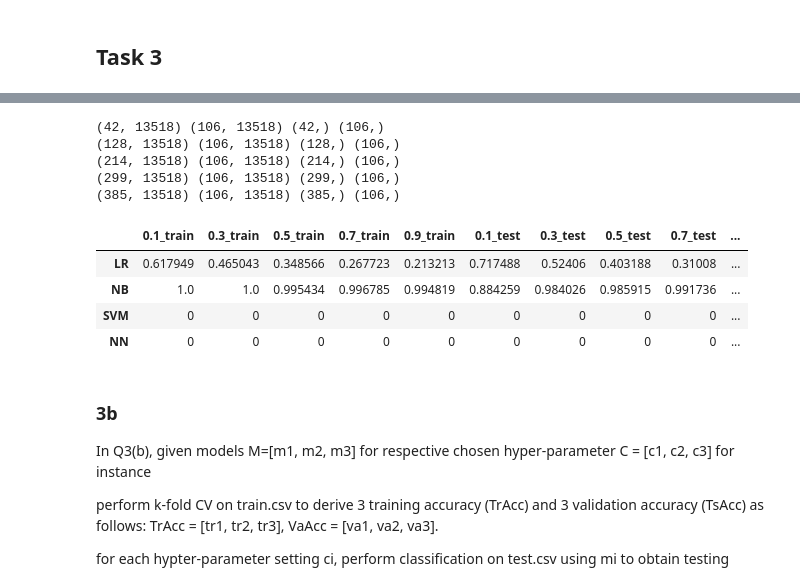
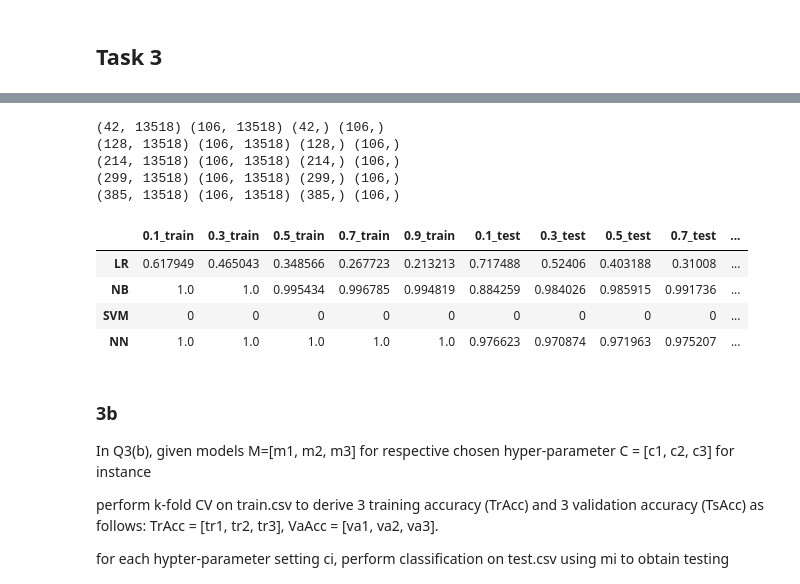
Before and after one commit to waldosingleton/Assignment_3, a Jupyter notebook: Group_1 - EMILY.ipynb, the cells around one changed output, grey strips where cells are left out. Drawn from its saved outputs; the diff is of its cells as text; code cells hidden in the pictures.

Commit message:
most neural net work done

```diff
--- a/Group_1 - EMILY.ipynb
+++ b/Group_1 - EMILY.ipynb
@@ -411,8 +457,9 @@ Articles: 428 , Extracted Features: 13518
 from math import floor
 from sklearn.linear_model import LogisticRegression
 from sklearn import metrics
-from sklearn.metrics import log_loss
+from sklearn.metrics import log_loss, f1_score
 from sklearn.naive_bayes import MultinomialNB
+from sklearn.neural_network import MLPClassifier
 
 m = [0.1, 0.3, 0.5, 0.7, 0.9]
 training_output = pd.DataFrame(columns=m)
@@ -499,37 +546,43 @@ training_output = pd.concat(objs=[training_output, pd.DataFrame(training_accurac
 testing_output = pd.concat(objs=[testing_output, pd.DataFrame(testing_accuracies, index=['SVM'])])
 
 # Not Nearest Neighbour (lol)
 training_accuracies = {}
 testing_accuracies = {}
 for m_value in m:
     TRAIN_LENGTH = floor(m_value * NUM_ARTICLES)
     VECTOR_ARRAY = vector1.toarray() # change this to vector 2 if needed
     X_train = VECTOR_ARRAY[0:TRAIN_LENGTH]
     X_test = VECTOR_ARRAY[TRAIN_LENGTH:]
     Y_train = trainDF["Category"].to_list()[:TRAIN_LENGTH]
     Y_test = trainDF["Category"].to_list()[TRAIN_LENGTH:]
 
     # train your model here
+    nn_sub = MLPClassifier(hidden_layer_sizes=(1,5), activation='identity', solver='sgd', batch_size='auto', learning_rate='constant', max_iter=100, random_state=42, learning_rate_init=0.01)
+    nn_sub.fit(X_train, Y_train)
 
-    # put your accuracy calc here
-    training_accuracies[m_value] = 0
-    testing_accuracies[m_value] = 0
+    y_pred = nn_sub.predict(X_test)
+    testing_accuracies[m_value] = (f1_score(Y_test, y_pred, pos_label='tech'))
+
+    y_pred_train = nn_sub.predict(X_train)
+    training_accuracies[m_value] = f1_score(Y_train, y_pred_train, pos_label='tech')
+
+
 
 training_output = pd.concat(objs=[training_output, pd.DataFrame(training_accuracies, index=['NN'])])
 testing_output = pd.concat(objs=[testing_output, pd.DataFrame(testing_accuracies, index=['NN'])])
 
 pd.merge(training_output, testing_output, left_index=True, right_index=True, suffixes=('_train', '_test'))
 # %% [output]
 (42, 13518) (106, 13518) (42,) (106,)
 (128, 13518) (106, 13518) (128,) (106,)
 (214, 13518) (106, 13518) (214,) (106,)
 (299, 13518) (106, 13518) (299,) (106,)
 (385, 13518) (106, 13518) (385,) (106,)
 |  | 0.1_train | 0.3_train | 0.5_train | 0.7_train | 0.9_train | 0.1_test | 0.3_test | 0.5_test | 0.7_test | ... |
 | LR | 0.617949 | 0.465043 | 0.348566 | 0.267723 | 0.213213 | 0.717488 | 0.52406 | 0.403188 | 0.31008 | ... |
 | NB | 1.0 | 1.0 | 0.995434 | 0.996785 | 0.994819 | 0.884259 | 0.984026 | 0.985915 | 0.991736 | ... |
 | SVM | 0 | 0 | 0 | 0 | 0 | 0 | 0 | 0 | 0 | ... |
-| NN | 0 | 0 | 0 | 0 | 0 | 0 | 0 | 0 | 0 | ... |
+| NN | 1.0 | 1.0 | 1.0 | 1.0 | 1.0 | 0.976623 | 0.970874 | 0.971963 | 0.975207 | ... |
 # %% [markdown]
 ### 3b
 In Q3(b), given models M=[m1, m2, m3] for respective chosen hyper-parameter C = [c1, c2, c3] for instance
```
Also changed, not shown: parts of 3 cells of this notebook.
